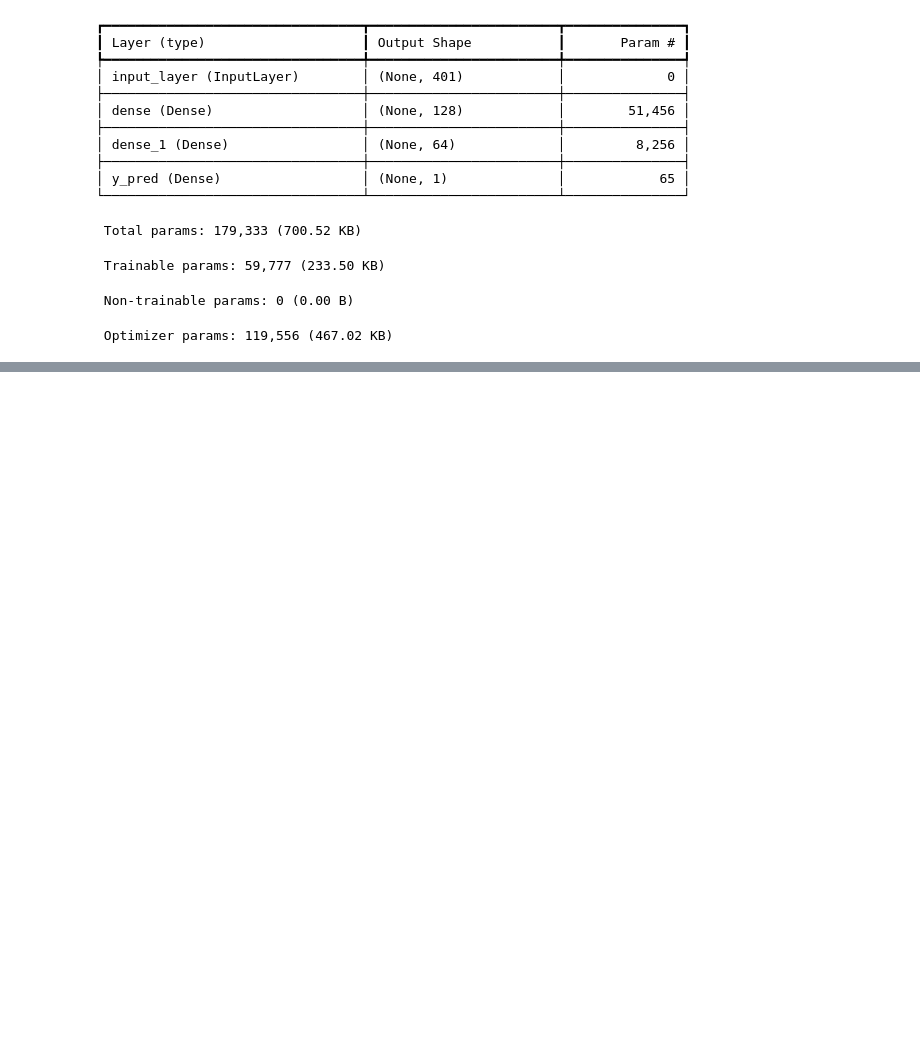
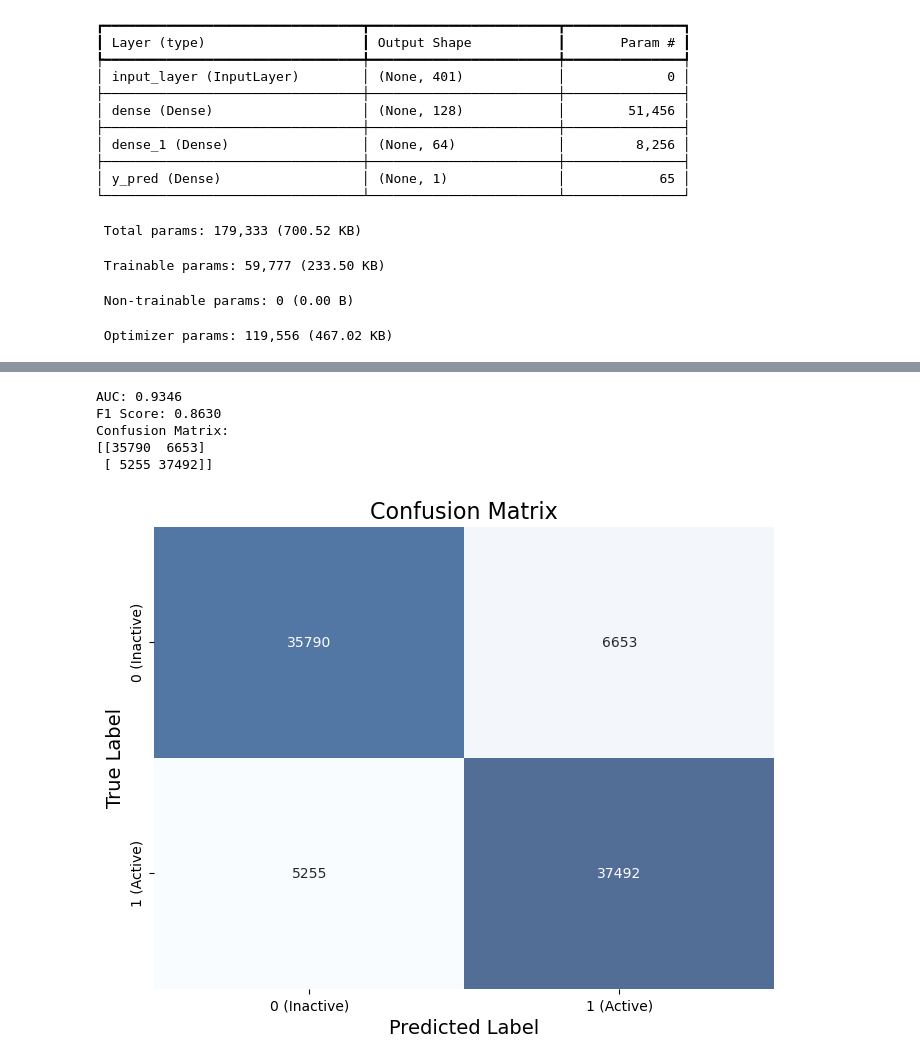
Before and after one commit to rez3vil/tl_kinome_profiling, a Jupyter notebook: 4_building_a_model.ipynb, the cells around one changed output, grey strips where cells are left out. Saved outputs shown, nothing was run; the diff lists cells and outputs as text; code cells hidden in the pictures; blank space fills up the shorter version.

```diff
--- a/4_building_a_model.ipynb
+++ b/4_building_a_model.ipynb
@@ -261,3 +280,6 @@ Model: "functional"
  Trainable params: 59,777 (233.50 KB)
  Non-trainable params: 0 (0.00 B)
  Optimizer params: 119,556 (467.02 KB)
+# %%
+#for f1 score, confusion matrix and roc auc
+y_prob = model.predict(X_test_scaled)
@@ -263,0 +288,3 @@ Model: "functional"
+# %%
+# Step 2: Convert probabilities to binary predictions (using a threshold of 0.5)
+y_pred_2 = (y_prob > 0.5).astype(int)
@@ -263,0 +297,28 @@ Model: "functional"
+# %%
+# Step 5: Calculate the confusion matrix
+cm = confusion_matrix(y_test, y_pred_2)
+# %%
+print(f'AUC: {auc:.4f}')
+print(f'F1 Score: {f1:.4f}')
+print('Confusion Matrix:')
+print(cm)
+# %% [output]
+AUC: 0.9346
+F1 Score: 0.8630
+Confusion Matrix:
+[[35790  6653]
+ [ 5255 37492]]
+# %%
+plt.figure(figsize=(8, 6))
+sns.heatmap(cm, annot=True, fmt='d', cmap='Blues', cbar=False,
+            xticklabels=['0 (Inactive)', '1 (Active)'],
+            yticklabels=['0 (Inactive)', '1 (Active)'],
+            linewidths=0.5, linecolor='black',  # Add borders around cells
+            alpha=0.7)
+
+plt.title('Confusion Matrix', fontsize=16)
+plt.xlabel('Predicted Label', fontsize=14)
+plt.ylabel('True Label', fontsize=14)
+plt.show()
+# %% [output]
+[figure, added]
```
Also changed, not shown: parts of 14 cells of this notebook.
